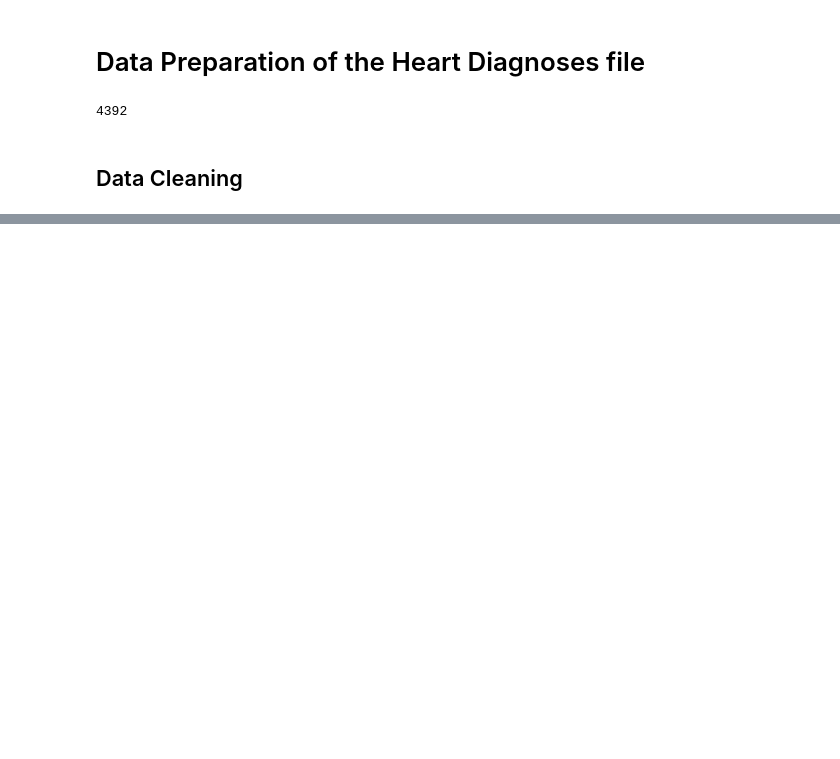
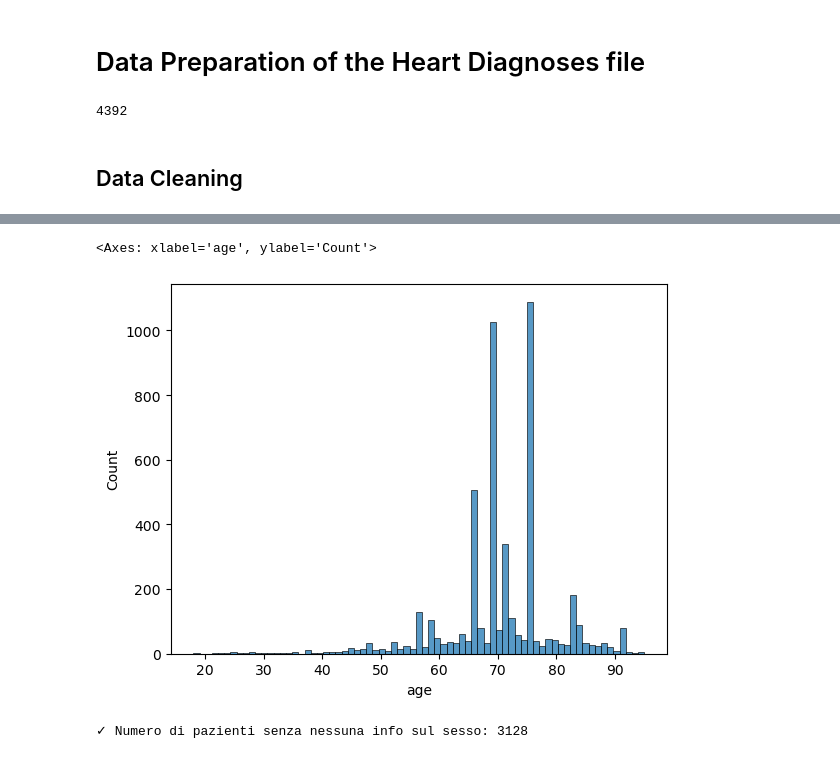
Before and after one commit to TommyTokk/DA4DH, a Jupyter notebook: notebooks/DataPreparation/data_preparation_hd.ipynb, the cells around one changed output, grey strips where cells are left out. Saved outputs shown, nothing was run; the diff lists cells and outputs as text; code cells hidden in the pictures; blank space fills up the shorter version.

Commit message:
add age and gender

```diff
--- a/notebooks/DataPreparation/data_preparation_hd.ipynb
+++ b/notebooks/DataPreparation/data_preparation_hd.ipynb
@@ -192,0 +223,23 @@ Name: count, dtype: int64
+# %%
+#print the number of patient without age information
+
+# 1. Trova i soggetti che hanno TUTTI i record con age mancante
+subjects_missing_age = (
+    heart_diagnoses_df.groupby("subject_id")["age"]
+    .apply(lambda x: x.isna().all())
+)
+
+# 2. Lista dei soggetti senza età
+subjects_missing_age_list = subjects_missing_age[subjects_missing_age].index.tolist()
+
+# 3. Filtra il dataset per questi soggetti
+df_missing_age = heart_diagnoses_df[heart_diagnoses_df["subject_id"].isin(subjects_missing_age_list)]
+
+# 4. Raggruppa e stampa gli ICD code per ciascun soggetto
+icd_per_missing_subject = (
+    df_missing_age.groupby("subject_id")["icd_code"]
+    .apply(lambda x: sorted(x.dropna().unique().tolist()))
+    .reset_index(name="icd_codes")
+)
+
+print(icd_per_missing_subject)
@@ -192,0 +273,22 @@ Name: count, dtype: int64
+# %%
+#distributiom of the age
+sns.histplot(heart_diagnoses_df, x="age")
+# %% [output]
+<Axes: xlabel='age', ylabel='Count'>
+[figure, added]
+# %%
+# Step 1: Raggruppa per paziente e controlla se ha almeno un gender noto
+patients_with_gender_info = (
+    heart_diagnoses_df.groupby("subject_id")["gender"]
+    .apply(lambda x: x.notna().any())   # True se almeno un record ha gender
+)
+
+# Step 2: Filtra i pazienti senza nessuna info sul sesso
+patients_without_gender_info = patients_with_gender_info[~patients_with_gender_info]
+
+# Step 3: Conta quanti sono
+num_patients_without_gender_info = patients_without_gender_info.shape[0]
+
+print(f"✓ Numero di pazienti senza nessuna info sul sesso: {num_patients_without_gender_info}")
+# %% [output]
+✓ Numero di pazienti senza nessuna info sul sesso: 3128
```
Also changed, not shown: parts of 30 cells of this notebook, 5 other files.
